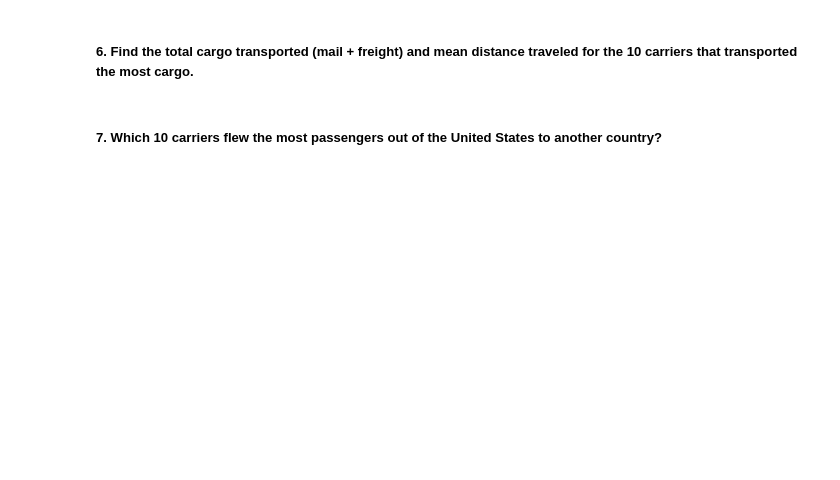
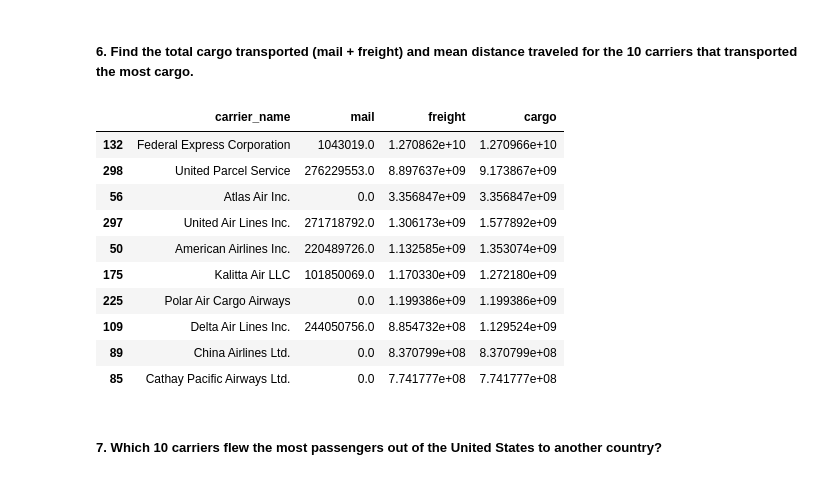
Before and after one commit to deathbuycactus/deathbuycactus.github.io, a Jupyter notebook: week1_assignment1_pandas_exercises.ipynb, the cells around one changed output. Cells and saved outputs as stored; diff of their text form; code cells hidden in the pictures; blank space fills up the shorter version.

```diff
--- a/week1_assignment1_pandas_exercises.ipynb
+++ b/week1_assignment1_pandas_exercises.ipynb
@@ -21,4 +98,23 @@ This assignment uses 2019 flight statistics from the United States Department of
 # %% [markdown]
 ##### 6. Find the total cargo transported (mail + freight) and mean distance traveled for the 10 carriers that transported the most cargo.
+# %%
+mail_by_carrier = flights.groupby('carrier_name')['mail'].sum().reset_index()
+freight_by_carrier = flights.groupby('carrier_name')['freight'].sum().reset_index()
+cargo_by_carrier = pd.merge(mail_by_carrier, freight_by_carrier, on='carrier_name', how='outer')
+cargo_by_carrier['cargo'] = cargo_by_carrier['mail'] + cargo_by_carrier['freight']
+cargo_by_carrier = cargo_by_carrier.sort_values(by='cargo', ascending = False)
+cargo_by_carrier.head(10)
+# %% [output]
+|  | carrier_name | mail | freight | cargo |
+| 132 | Federal Express Corporation | 1043019.0 | 1.270862e+10 | 1.270966e+10 |
+| 298 | United Parcel Service | 276229553.0 | 8.897637e+09 | 9.173867e+09 |
+| 56 | Atlas Air Inc. | 0.0 | 3.356847e+09 | 3.356847e+09 |
+| 297 | United Air Lines Inc. | 271718792.0 | 1.306173e+09 | 1.577892e+09 |
+| 50 | American Airlines Inc. | 220489726.0 | 1.132585e+09 | 1.353074e+09 |
+| 175 | Kalitta Air LLC | 101850069.0 | 1.170330e+09 | 1.272180e+09 |
+| 225 | Polar Air Cargo Airways | 0.0 | 1.199386e+09 | 1.199386e+09 |
+| 109 | Delta Air Lines Inc. | 244050756.0 | 8.854732e+08 | 1.129524e+09 |
+| 89 | China Airlines Ltd. | 0.0 | 8.370799e+08 | 8.370799e+08 |
+| 85 | Cathay Pacific Airways Ltd. | 0.0 | 7.741777e+08 | 7.741777e+08 |
 # %% [markdown]
 ##### 7. Which 10 carriers flew the most passengers out of the United States to another country?
```
Also changed, not shown: parts of 15 cells of this notebook.
